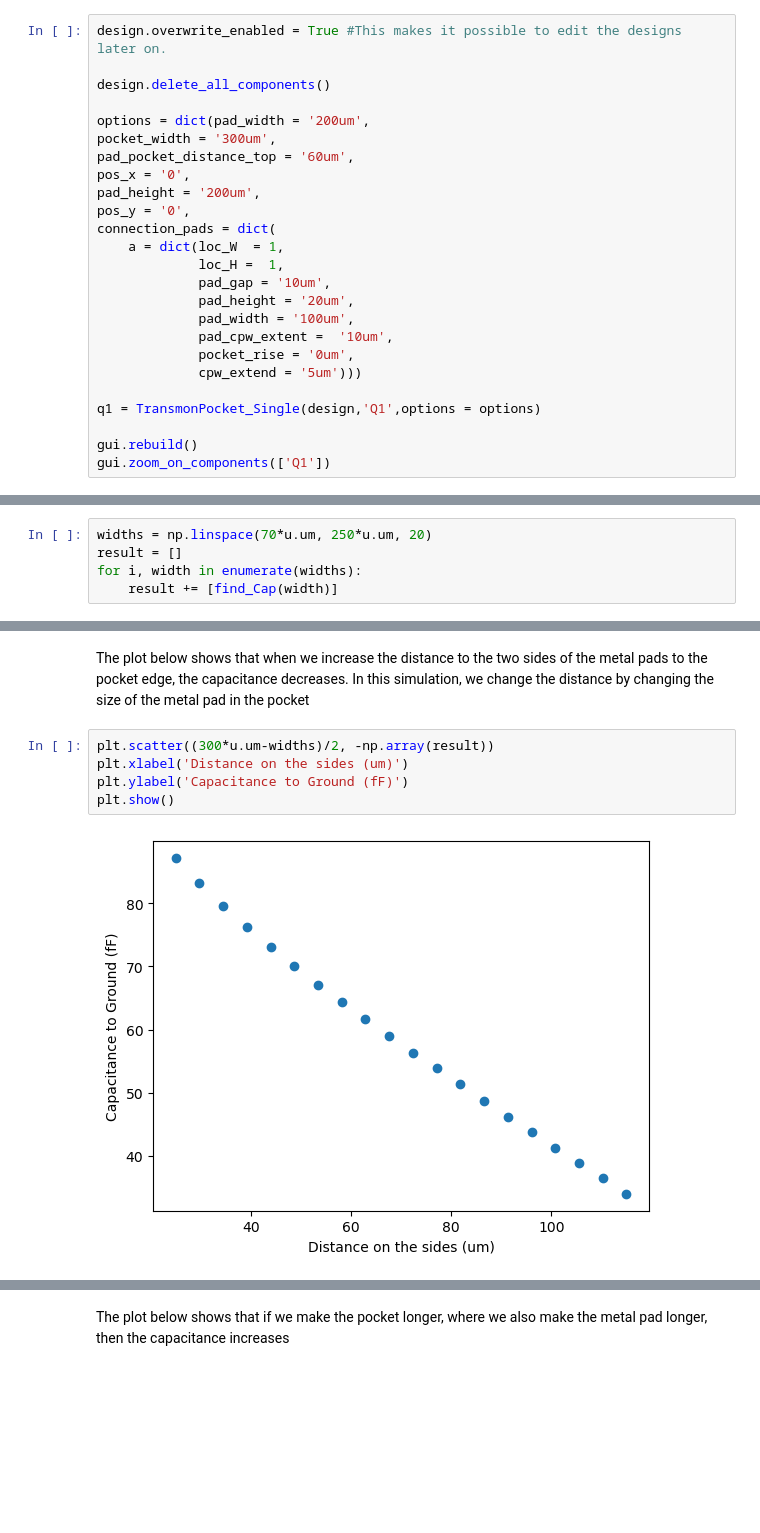
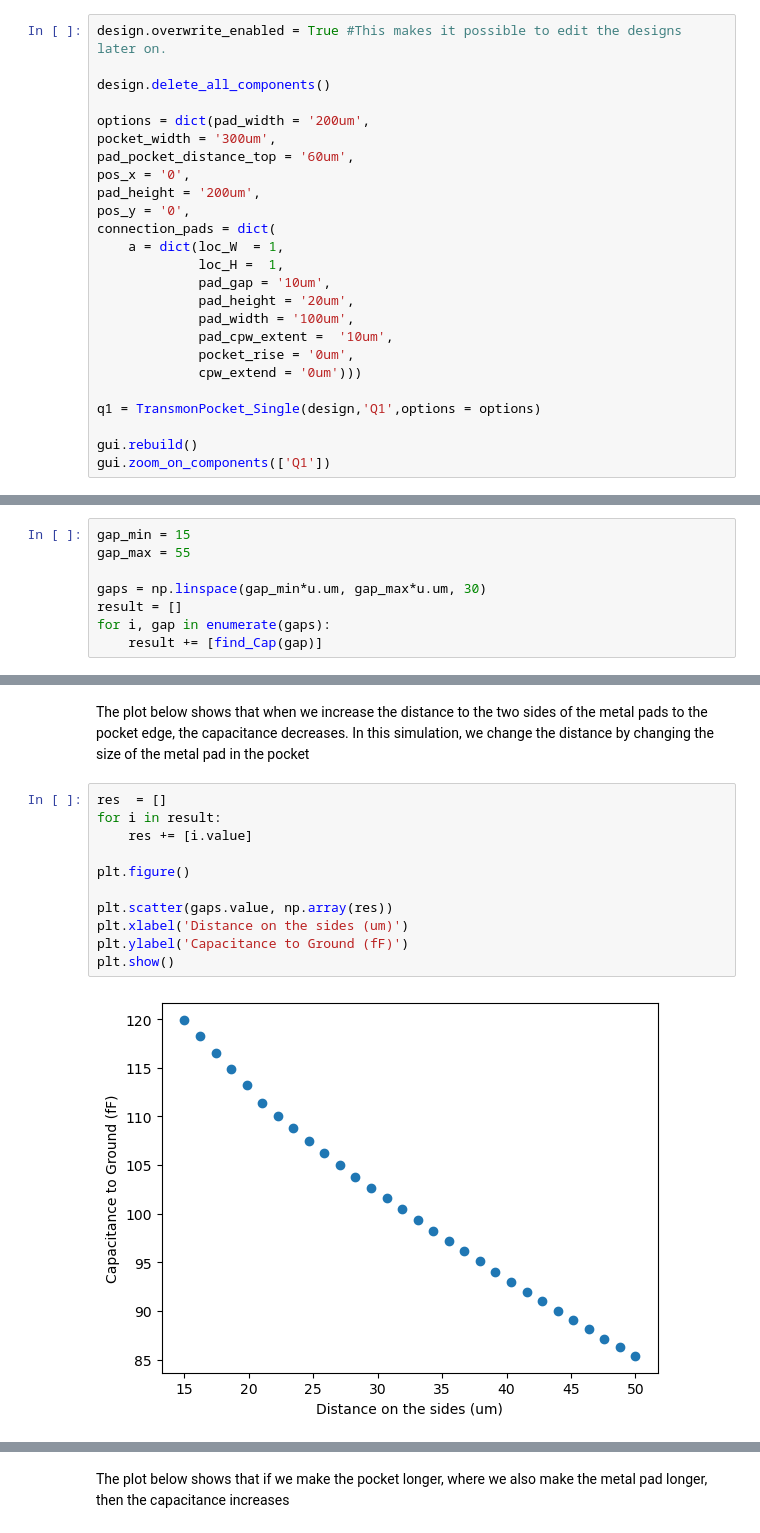
Before and after one commit to Wendywanw/Wendy-qiskit-code, a Jupyter notebook: optimzie_Transmon.ipynb, the cells around one changed output, grey strips where cells are left out. Saved outputs shown, nothing was run; the diff lists cells and outputs as text; blank space fills up the shorter version.

```diff
--- a/optimzie_Transmon.ipynb
+++ b/optimzie_Transmon.ipynb
@@ -57,7 +58,7 @@ connection_pads = dict(
              pad_width = '100um',
              pad_cpw_extent =  '10um',
              pocket_rise = '0um',
-             cpw_extend = '5um')))
+             cpw_extend = '0um')))
 
 q1 = TransmonPocket_Single(design,'Q1',options = options)
 
@@ -160,6 +188,9 @@ def find_Cap(width):
 # %%
-widths = np.linspace(70*u.um, 250*u.um, 20)
+gap_min = 15
+gap_max = 55
+
+gaps = np.linspace(gap_min*u.um, gap_max*u.um, 30)
 result = []
-for i, width in enumerate(widths):
-    result += [find_Cap(width)]
+for i, gap in enumerate(gaps):
+    result += [find_Cap(gap)]
 # %% [output]
@@ -293,9 +324,15 @@ pad_top_Q1                   -10.10065          -46.18039    58.83294
 # %% [markdown]
 The plot below shows that when we increase the distance to the two sides of the metal pads to the pocket edge, the capacitance decreases. In this simulation, we change the distance by changing the size of the metal pad in the pocket
 # %%
-plt.scatter((300*u.um-widths)/2, -np.array(result))
+res  = []
+for i in result:
+    res += [i.value]
+
+plt.figure()
+
+plt.scatter(gaps.value, np.array(res))
 plt.xlabel('Distance on the sides (um)')
 plt.ylabel('Capacitance to Ground (fF)')
 plt.show()
 # %% [output]
-[figure, old version]
+[figure, new version]
```
Also changed, not shown: parts of 20 cells of this notebook, 7 other files.
